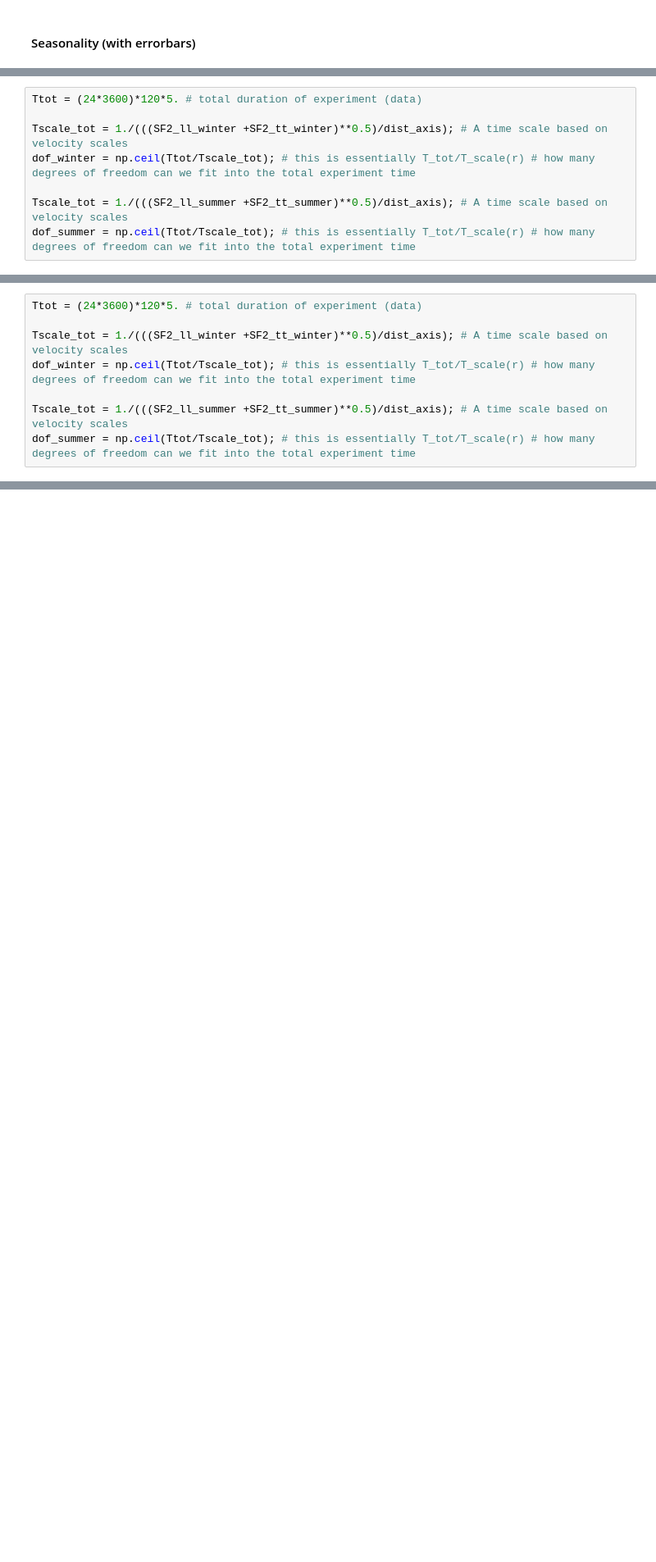
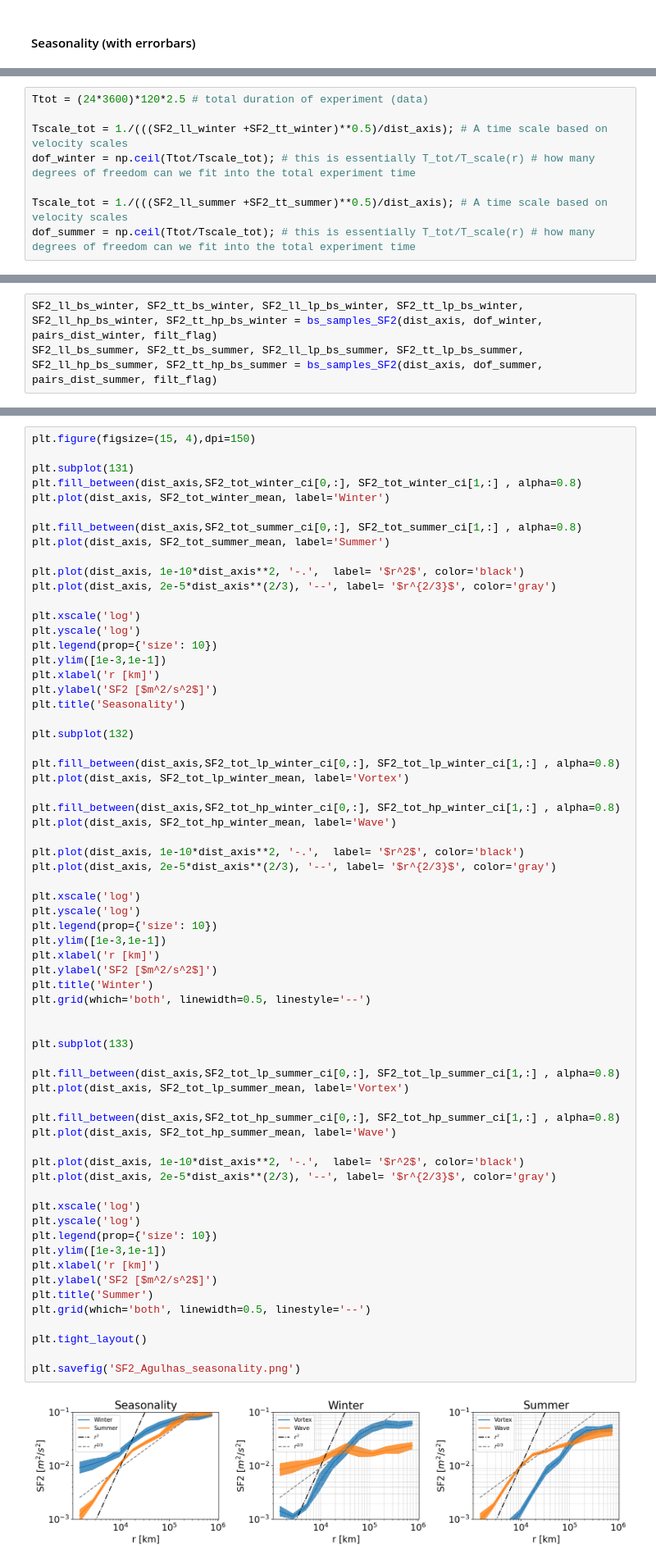
Before and after one commit to dhruvbalwada/GDP-earthcube-meeting-2022, a Jupyter notebook: pair_statistics_all_years_Agulhas.ipynb, the cells around one changed output, grey strips where cells are left out. Shown at 82% size. Cells and saved outputs as stored; diff of their text form; blank space fills up the shorter version.

```diff
--- a/pair_statistics_all_years_Agulhas.ipynb
+++ b/pair_statistics_all_years_Agulhas.ipynb
@@ -889,5 +896,5 @@ len_dist_axis
 # %%
-Ttot = (24*3600)*120*5. # total duration of experiment (data)
+Ttot = (24*3600)*120*2.5 # total duration of experiment (data)
 
 Tscale_tot = 1./(((SF2_ll_winter +SF2_tt_winter)**0.5)/dist_axis); # A time scale based on velocity scales
 dof_winter = np.ceil(Ttot/Tscale_tot); # this is essentially T_tot/T_scale(r) # how many degrees of freedom can we fit into the total experiment time
@@ -980,8 +972,0 @@ Text(0.5, 1.0, 'Agulhas lon=[-15,5], lat=[-45, -25]')
-# %%
-Ttot = (24*3600)*120*5. # total duration of experiment (data)
-
-Tscale_tot = 1./(((SF2_ll_winter +SF2_tt_winter)**0.5)/dist_axis); # A time scale based on velocity scales
-dof_winter = np.ceil(Ttot/Tscale_tot); # this is essentially T_tot/T_scale(r) # how many degrees of freedom can we fit into the total experiment time
-
-Tscale_tot = 1./(((SF2_ll_summer +SF2_tt_summer)**0.5)/dist_axis); # A time scale based on velocity scales
-dof_summer = np.ceil(Ttot/Tscale_tot); # this is essentially T_tot/T_scale(r) # how many degrees of freedom can we fit into the total experiment time
@@ -1016,3 +973,6 @@ SF2_ll_bs_summer, SF2_tt_bs_summer = bs_samples_SF2(dist_axis, dof_summer, pairs
+# %%
+SF2_ll_bs_winter, SF2_tt_bs_winter, SF2_ll_lp_bs_winter, SF2_tt_lp_bs_winter, SF2_ll_hp_bs_winter, SF2_tt_hp_bs_winter = bs_samples_SF2(dist_axis, dof_winter, pairs_dist_winter, filt_flag)
+SF2_ll_bs_summer, SF2_tt_bs_summer, SF2_ll_lp_bs_summer, SF2_tt_lp_bs_summer, SF2_ll_hp_bs_summer, SF2_tt_hp_bs_summer = bs_samples_SF2(dist_axis, dof_summer, pairs_dist_summer, filt_flag)
 # %%
 SF2_rr_bs_winter = np.zeros_like(SF2_ll_bs_winter)
 SF2_dd_bs_winter = np.zeros_like(SF2_ll_bs_winter)
@@ -1262,0 +1024,67 @@ Text(0.5, 1.0, 'Agulhas lon=[-15,5], lat=[-45, -25]')
+# %%
+plt.figure(figsize=(15, 4),dpi=150)
+
+plt.subplot(131)
+plt.fill_between(dist_axis,SF2_tot_winter_ci[0,:], SF2_tot_winter_ci[1,:] , alpha=0.8)
+plt.plot(dist_axis, SF2_tot_winter_mean, label='Winter')
+
+plt.fill_between(dist_axis,SF2_tot_summer_ci[0,:], SF2_tot_summer_ci[1,:] , alpha=0.8)
+plt.plot(dist_axis, SF2_tot_summer_mean, label='Summer')
+
+plt.plot(dist_axis, 1e-10*dist_axis**2, '-.',  label= '$r^2$', color='black')
+plt.plot(dist_axis, 2e-5*dist_axis**(2/3), '--', label= '$r^{2/3}$', color='gray')
+
+plt.xscale('log')
+plt.yscale('log')
+plt.legend(prop={'size': 10})
+plt.ylim([1e-3,1e-1])
+plt.xlabel('r [km]')
+plt.ylabel('SF2 [$m^2/s^2$]')
+plt.title('Seasonality')
+
+plt.subplot(132)
+
+plt.fill_between(dist_axis,SF2_tot_lp_winter_ci[0,:], SF2_tot_lp_winter_ci[1,:] , alpha=0.8)
+plt.plot(dist_axis, SF2_tot_lp_winter_mean, label='Vortex')
+
+plt.fill_between(dist_axis,SF2_tot_hp_winter_ci[0,:], SF2_tot_hp_winter_ci[1,:] , alpha=0.8)
+plt.plot(dist_axis, SF2_tot_hp_winter_mean, label='Wave')
+
+plt.plot(dist_axis, 1e-10*dist_axis**2, '-.',  label= '$r^2$', color='black')
+plt.plot(dist_axis, 2e-5*dist_axis**(2/3), '--', label= '$r^{2/3}$', color='gray')
+
+plt.xscale('log')
+plt.yscale('log')
+plt.legend(prop={'size': 10})
+plt.ylim([1e-3,1e-1])
+plt.xlabel('r [km]')
+plt.ylabel('SF2 [$m^2/s^2$]')
+plt.title('Winter')
+plt.grid(which='both', linewidth=0.5, linestyle='--')
+
+
+plt.subplot(133)
+
+plt.fill_between(dist_axis,SF2_tot_lp_summer_ci[0,:], SF2_tot_lp_summer_ci[1,:] , alpha=0.8)
+plt.plot(dist_axis, SF2_tot_lp_summer_mean, label='Vortex')
+
+plt.fill_between(dist_axis,SF2_tot_hp_summer_ci[0,:], SF2_tot_hp_summer_ci[1,:] , alpha=0.8)
+plt.plot(dist_axis, SF2_tot_hp_summer_mean, label='Wave')
+
+plt.plot(dist_axis, 1e-10*dist_axis**2, '-.',  label= '$r^2$', color='black')
+plt.plot(dist_axis, 2e-5*dist_axis**(2/3), '--', label= '$r^{2/3}$', color='gray')
+
+plt.xscale('log')
+plt.yscale('log')
+plt.legend(prop={'size': 10})
+plt.ylim([1e-3,1e-1])
+plt.xlabel('r [km]')
+plt.ylabel('SF2 [$m^2/s^2$]')
+plt.title('Summer')
+plt.grid(which='both', linewidth=0.5, linestyle='--')
+
+plt.tight_layout()
+
+plt.savefig('SF2_Agulhas_seasonality.png')
+# %% [output]
+[figure, added]
```
Also changed, not shown: parts of 22 cells of this notebook, 6 other files.
